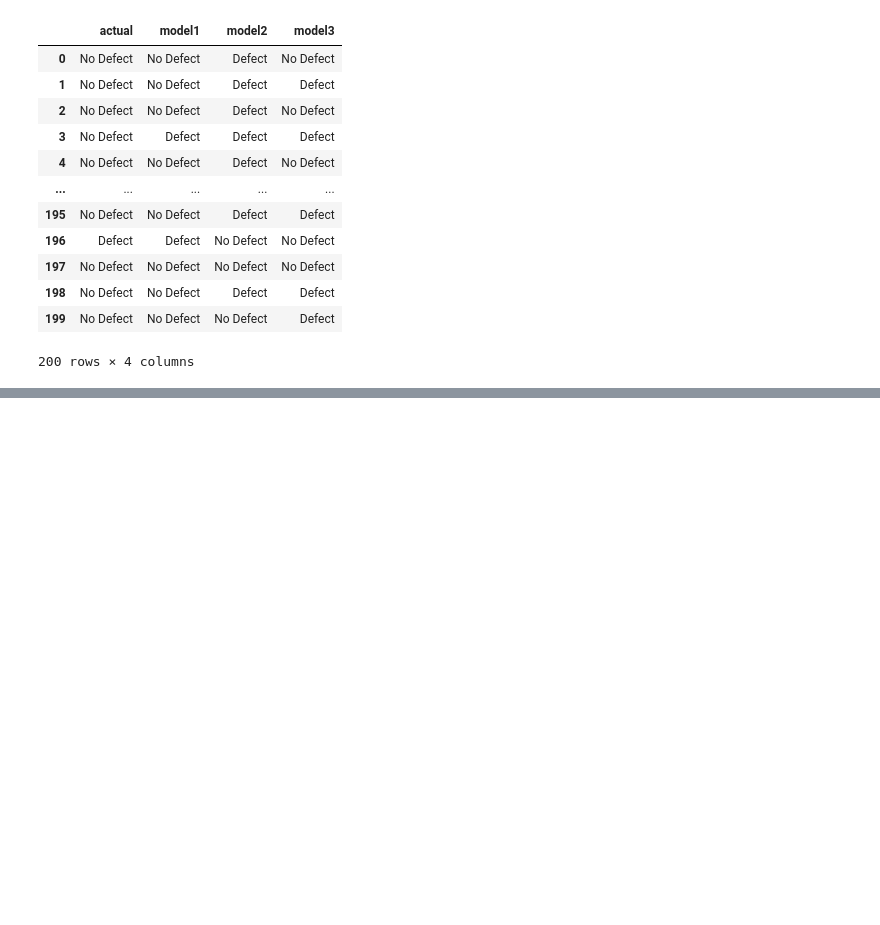
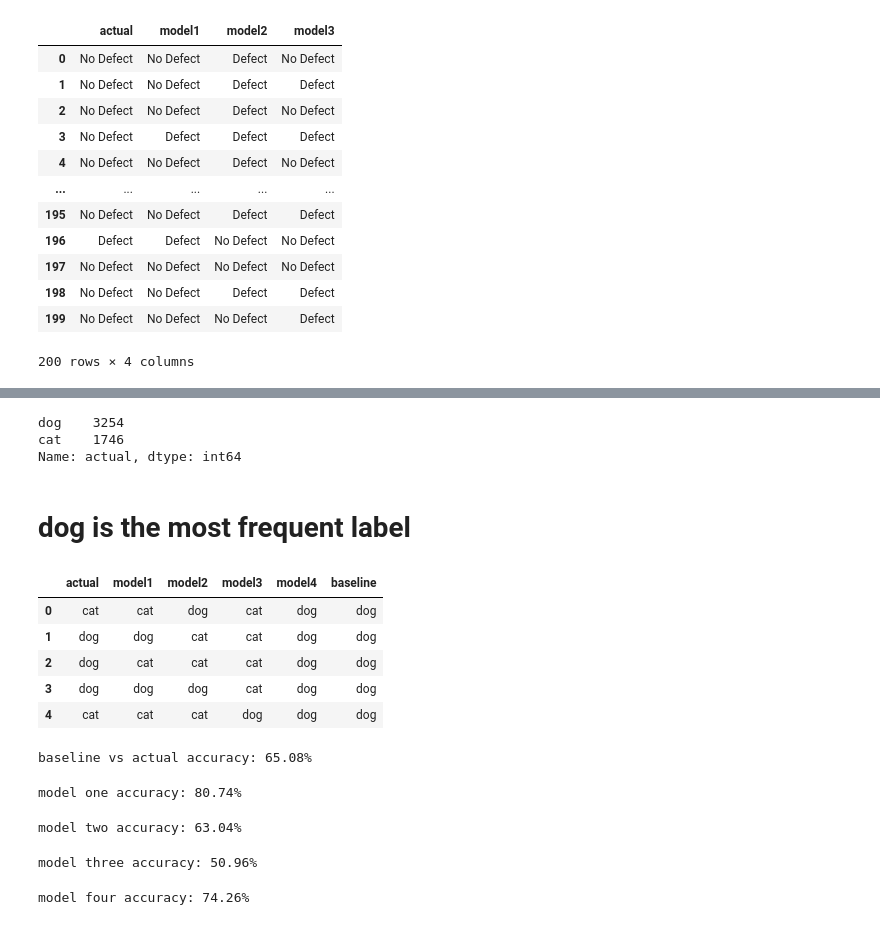
Before and after one commit to sgtcurran/classification-exercises, a Jupyter notebook: model_evaluation.ipynb, the cells around one changed output, grey strips where cells are left out. Cells and saved outputs as stored; diff of their text form; code cells hidden in the pictures; blank space fills up the shorter version.

```diff
--- a/model_evaluation.ipynb
+++ b/model_evaluation.ipynb
@@ -102,0 +200,43 @@ SyntaxError: invalid syntax (2766790879.py, line 1)
+# %%
+df.actual.value_counts()
+# %% [output]
+dog    3254
+cat    1746
+Name: actual, dtype: int64
+# %% [markdown]
+# dog is the most frequent label
+# %%
+df['baseline'] = df.actual.value_counts().idxmax()
+df.head()
+# %% [output]
+|  | actual | model1 | model2 | model3 | model4 | baseline |
+| 0 | cat | cat | dog | cat | dog | dog |
+| 1 | dog | dog | cat | cat | dog | dog |
+| 2 | dog | cat | cat | cat | dog | dog |
+| 3 | dog | dog | dog | cat | dog | dog |
+| 4 | cat | cat | cat | dog | dog | dog |
+# %%
+baseline_mean = (df.baseline == df.actual).mean()
+print(f'baseline vs actual accuracy: {baseline_mean:.2%}')
+# %% [output]
+baseline vs actual accuracy: 65.08%
+# %%
+recall = (df.model1 == df.actual).mean()
+print(f'model one accuracy: {recall:.2%}')
+# %% [output]
+model one accuracy: 80.74%
+# %%
+recall = (df.model2 == df.actual).mean()
+print(f'model two accuracy: {recall:.2%}')
+# %% [output]
+model two accuracy: 63.04%
+# %%
+recall = (df.model3 == df.actual).mean()
+print(f'model three accuracy: {recall:.2%}')
+# %% [output]
+model three accuracy: 50.96%
+# %%
+recall = (df.model4 == df.actual).mean()
+print(f'model four accuracy: {recall:.2%}')
+# %% [output]
+model four accuracy: 74.26%
```
Also changed, not shown: parts of 78 cells of this notebook.
